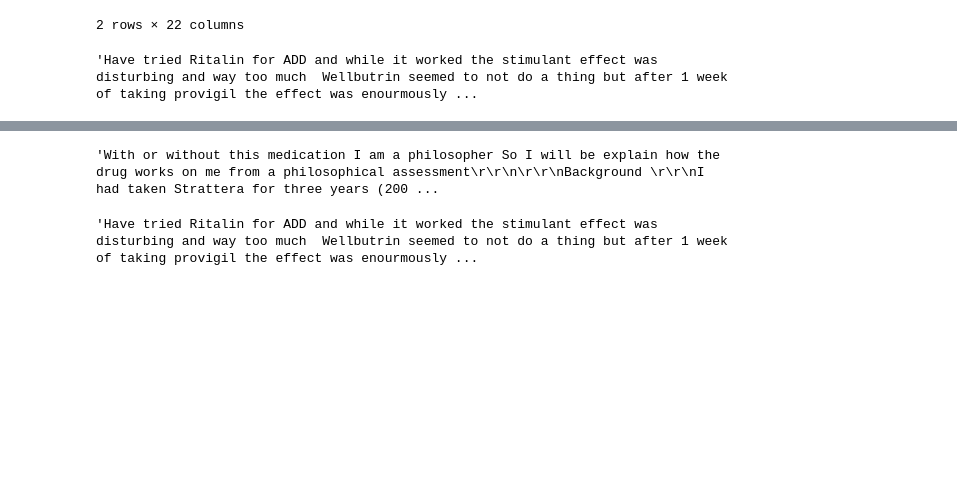
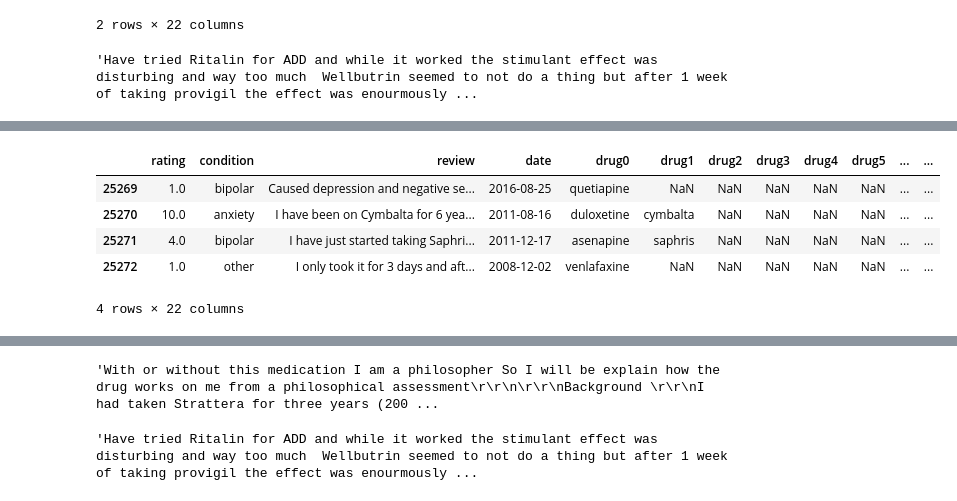
Before and after one commit to fractaldatalearning/psychedelic_efficacy, a Jupyter notebook: notebooks/3-kl-studies-early-eda-parse.ipynb, the cells around one changed output, grey strips where cells are left out. Saved outputs shown, nothing was run; the diff lists cells and outputs as text; code cells hidden in the pictures; blank space fills up the shorter version.

```diff
--- a/notebooks/3-kl-studies-early-eda-parse.ipynb
+++ b/notebooks/3-kl-studies-early-eda-parse.ipynb
@@ -599,3 +633,14 @@ df.review[25]
+# %%
+# Look at a spot where reviews have been duplicated in error while building this function.
+# What should it look like?
+to_strip_of_emoji.loc[25269:25272,:]
+# %% [output]
+|  | rating | condition | review | date | drug0 | drug1 | drug2 | drug3 | drug4 | drug5 | ... | ... |
+| 25269 | 1.0 | bipolar | Caused depression and negative se... | 2016-08-25 | quetiapine | NaN | NaN | NaN | NaN | NaN | ... | ... |
+| 25270 | 10.0 | anxiety | I have been on Cymbalta for 6 yea... | 2011-08-16 | duloxetine | cymbalta | NaN | NaN | NaN | NaN | ... | ... |
+| 25271 | 4.0 | bipolar | I have just started taking Saphri... | 2011-12-17 | asenapine | saphris | NaN | NaN | NaN | NaN | ... | ... |
+| 25272 | 1.0 | other | I only took it for 3 days and aft... | 2008-12-02 | venlafaxine | NaN | NaN | NaN | NaN | NaN | ... | ... |
+4 rows × 22 columns
 # %%
 # Note: the ; in that last example above shows up in the third to last row.
 # Use a function that can remove these characters appropriately
```
Also changed, not shown: parts of 10 cells of this notebook, 3 other files.
